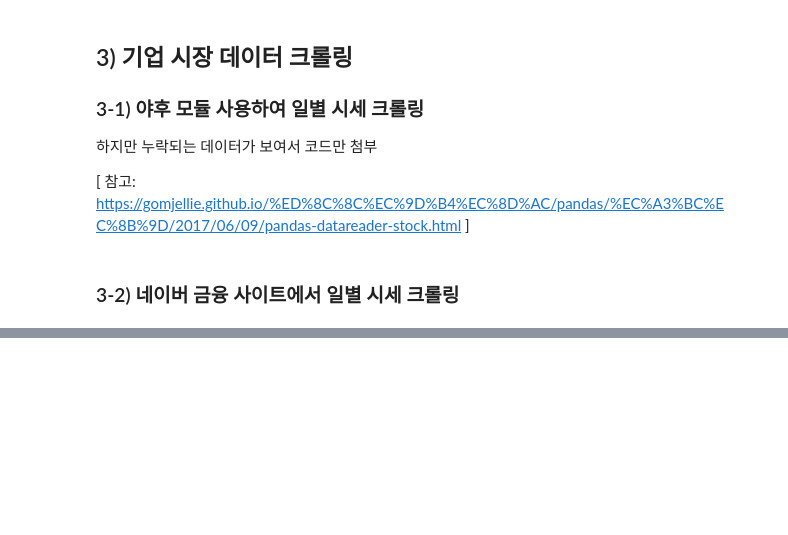
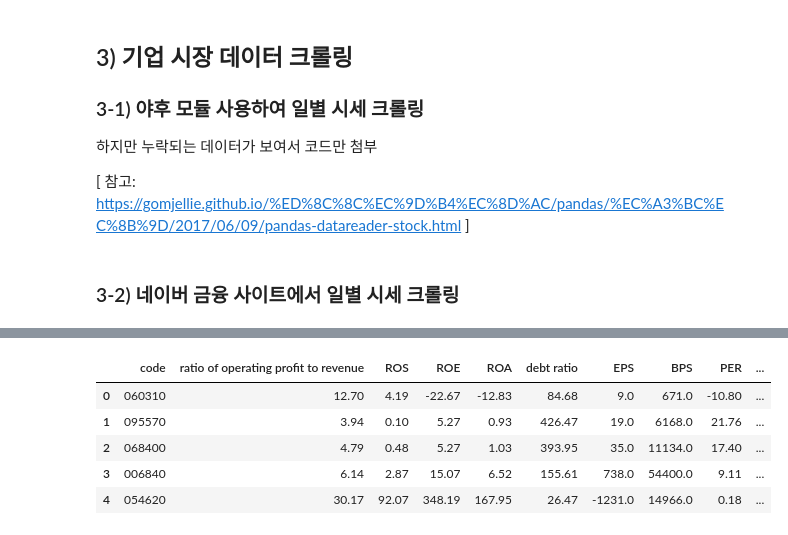
Before and after one commit to songyeseol/corp_portfolio_analysis, a Jupyter notebook: corp_portfolio_analysis.ipynb, the cells around one changed output, grey strips where cells are left out. Saved outputs shown, nothing was run; the diff lists cells and outputs as text; code cells hidden in the pictures; blank space fills up the shorter version.

```diff
--- a/corp_portfolio_analysis.ipynb
+++ b/corp_portfolio_analysis.ipynb
@@ -295,19 +285,0 @@ test = new_df
-# %%
-#### 1) 성장성, 안정성, 가치지표를 위한 리스트 생성
-
-
-temp_list = list()
-
-temp_columns = ['ratio of operating profit to revenue','ROS','ROE','ROA', # 수익성
-                'debt ratio', # 안정성
-                'EPS', 'BPS', 'PER', 'EPS', 'PBR' ]#가치지표
-
-
-for c in temp_columns:
-    temp_list = list()
-    for i in new_df.code:
-        try :
-            temp_list.append((fin_df[fin_df['code']==i][c][after]-fin_df[fin_df['code']==i][c][before])/fin_df[fin_df['code']==i][c][before])
-        except:
-            temp_list.append(0)
-    test[c]= temp_list
@@ -383,0 +286,66 @@ new_df
+# %%
+#### 성장률 변수를 위해 전기, 당기 재무정보만 사용
+
+before = '2017-12-01'
+after = '2018-03-01'
+
+### 새로 가공한 변수를 담기위한 데이터프레임 생성
+
+test = pd.DataFrame()
+test['code']=corp_df.code
+
+
+temp_columns1 = ['ratio of operating profit to revenue','ROS','ROE','ROA', # 수익성
+                'debt ratio', # 안정성
+                'EPS', 'BPS', 'PER', 'EPS', 'PBR', 'cash dividend yield ratio', 'cash dividend payout ratio' ] # 가치지표
+temp_columns2 = ['sales','operating revenue','net income','assets','equity'] # 성장성
+temp_columns3 = ['assets_turnover_ratio'] # 총자산회전율
+temp_columns4 = ['equity_turnover_ratio'] # 자기자본회전율
+
+total_temp = temp_columns1+temp_columns2+temp_columns3+temp_columns4
+
+###### 변수 가공 loop
+
+
+for t in total_temp:
+    temp_list = list()
+    if t in temp_columns1:
+        for i in test.code:
+            try :
+                temp_list.append(fin_df[fin_df['code']==i][t][after])
+            except:
+                temp_list.append(0)
+        test[t]= temp_list
+
+    elif t in temp_columns2 :
+        for i in test.code:
+            try:
+                temp_list.append((fin_df[fin_df['code']==i][t][after]-fin_df[fin_df['code']==i][t][before])/fin_df[fin_df['code']==i][t][before])
+            except:
+                temp_list.append(0)
+        test[str(t+'_qoq')] = temp_list
+
+    elif t in temp_columns3 :
+        for i in test.code:
+            try:
+                temp_list.append(fin_df[fin_df['code']==i]['sales'][after]/((fin_df[fin_df['code']==i]['assets'][after]+fin_df[fin_df['code']==i]['assets'][before])/2))
+            except:
+                temp_list.append(0)
+        test[t] = temp_list
+
+    elif t in temp_columns4 :
+        for i in test.code:
+            try:
+                temp_list.append(fin_df[fin_df['code']==i]['sales'][after]/((fin_df[fin_df['code']==i]['equity'][after]+fin_df[fin_df['code']==i]['equity'][before])/2))
+            except:
+                temp_list.append(0)
+        test[t] = temp_list
+
+test.head()
+# %% [output]
+|  | code | ratio of operating profit to revenue | ROS | ROE | ROA | debt ratio | EPS | BPS | PER | ... |
+| 0 | 060310 | 12.70 | 4.19 | -22.67 | -12.83 | 84.68 | 9.0 | 671.0 | -10.80 | ... |
+| 1 | 095570 | 3.94 | 0.10 | 5.27 | 0.93 | 426.47 | 19.0 | 6168.0 | 21.76 | ... |
+| 2 | 068400 | 4.79 | 0.48 | 5.27 | 1.03 | 393.95 | 35.0 | 11134.0 | 17.40 | ... |
+| 3 | 006840 | 6.14 | 2.87 | 15.07 | 6.52 | 155.61 | 738.0 | 54400.0 | 9.11 | ... |
+| 4 | 054620 | 30.17 | 92.07 | 348.19 | 167.95 | 26.47 | -1231.0 | 14966.0 | 0.18 | ... |
```
Also changed, not shown: parts of 16 cells of this notebook.
